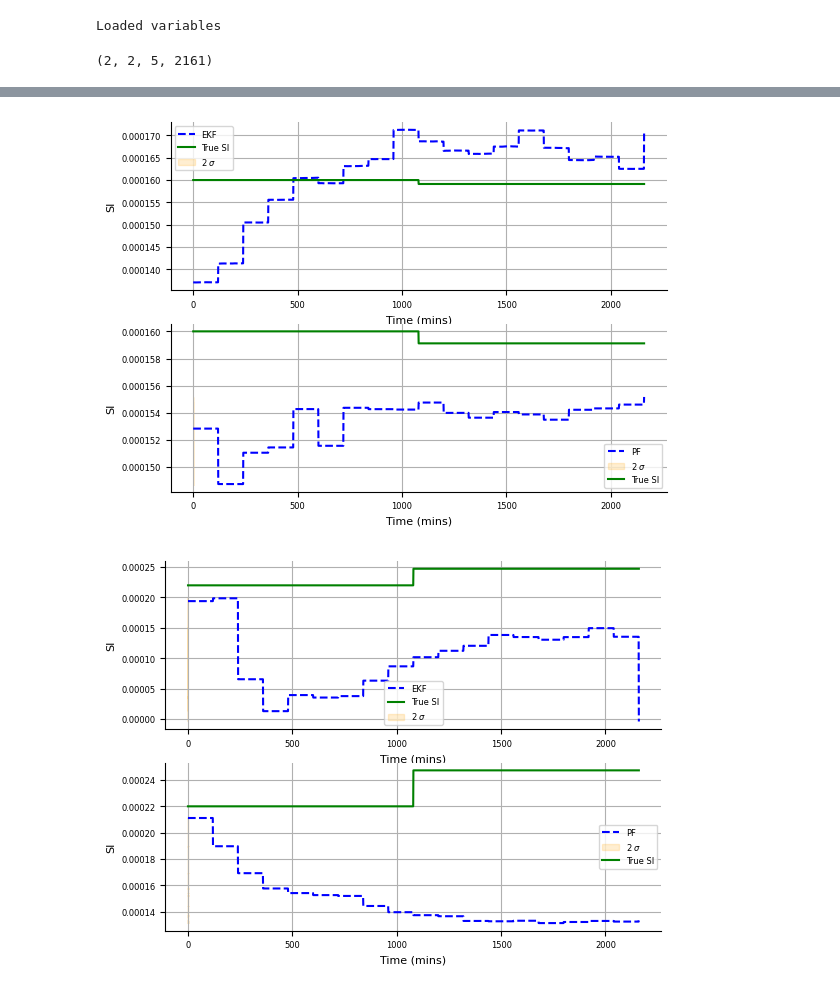
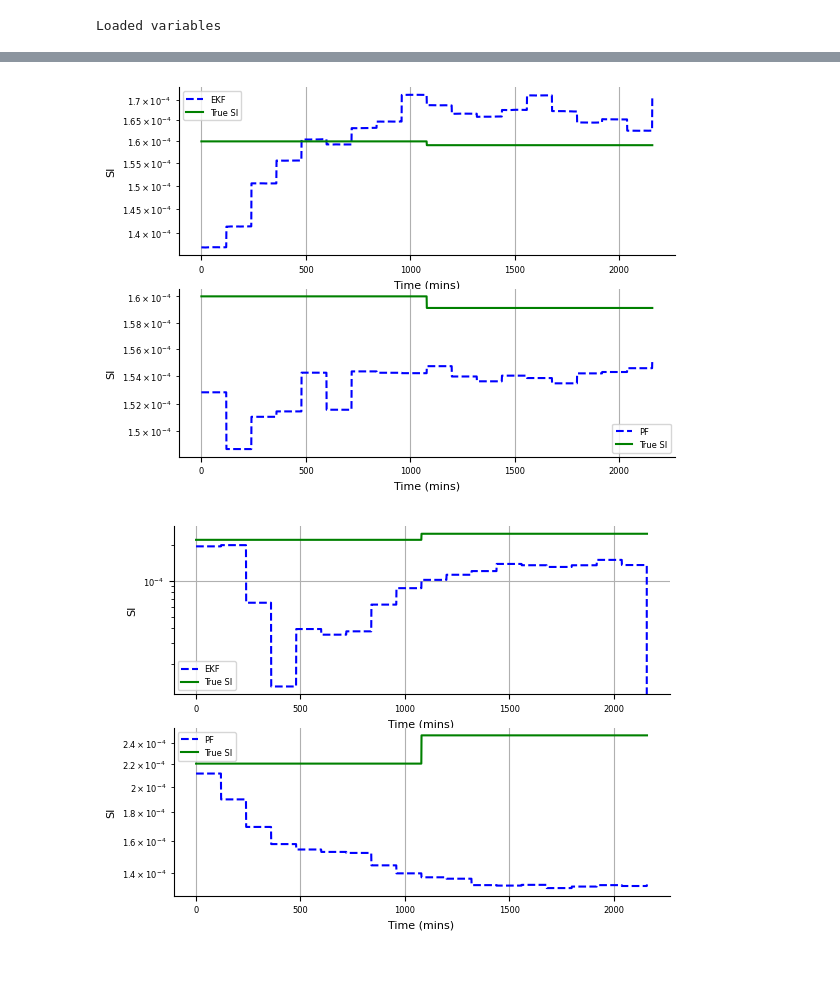
Before and after one commit to mlmulv/Thesis-Code, a Jupyter notebook: notebooks/04_Parameter_Estimation.ipynb, the cells around one changed output, grey strips where cells are left out. Saved outputs shown, nothing was run; the diff lists cells and outputs as text; code cells hidden in the pictures.

```diff
--- a/notebooks/04_Parameter_Estimation.ipynb
+++ b/notebooks/04_Parameter_Estimation.ipynb
@@ -95,0 +98,20 @@ for j in range(num_deviations):
+# %%
+for i in range(SI_true_arr.shape[0]):
+    fig, ax = plt.subplots()
+    true_SI = SI_true_arr[i, :]
+    ax.plot(time, true_SI, color="green", label="True SI")
+    for j in range(num_filters):
+        patient = i
+        deviation = 1
+        est = SI_ests[deviation, j, i, :]
+        # var = np.sqrt(all_vars[deviation, j, i,:,-1,-1])
+        # print(var)
+        ax.semilogy(time, est, linestyle='--', color=palette[j], label=f"{filters[j]}")
+        ax.semilogy(
+            time,
+            est,
+        )
+    ax.set_xlabel("Time (mins)")
+    ax.set_ylabel("SI")
+    ax.grid()
+    ax.legend()
@@ -106,10 +134,6 @@ except Exception:
     print("Run 04_Paramater_estimation_augment_vary.py")
 # %% [output]
 Loaded variables
-# %%
-SI_ests.shape
-# %% [output]
-(2, 2, 5, 2161)
 # %%
 for i in range(SI_true_arr.shape[0]):
     patient = i
@@ -117,16 +141,16 @@ for i in range(SI_true_arr.shape[0]):
     fig, ax = plt.subplots(2, 1)
     est = SI_ests[deviation, 0, patient, :]
     true_SI = SI_true_arr[patient, :]
-    std = 2 * np.sqrt(SI_vars[deviation, 0, patient, :])
-    upper = est + 2 * std
-    lower = est - 2 * std
-    ax[0].plot(time, est, "b--", label="EKF")
-    ax[0].plot(time, true_SI, color="green", label="True SI")
-    ax[0].fill_betweenx(
-        est, lower, upper, label="2 $\sigma$", alpha=0.18, color="orange"
-    )
-    ax[0].set_xlabel('Time (mins)')
-    ax[0].set_ylabel('SI')
+    # std = 2 * np.sqrt(SI_vars[deviation, 0, patient, :])
+    # upper = est + 2 * std
+    # lower = est - 2 * std
+    ax[0].semilogy(time, est, "b--", label="EKF")
+    ax[0].semilogy(time, true_SI, color="green", label="True SI")
+    # ax[0].fill_between(
+    #     est, lower, upper, label=r"2 $\sigma$", alpha=0.18, color="orange"
+    # )
+    ax[0].set_xlabel("Time (mins)")
+    ax[0].set_ylabel("SI")
     ax[0].grid()
     ax[0].legend()
 
@@ -134,13 +158,13 @@ for i in range(SI_true_arr.shape[0]):
     std = 2 * np.sqrt(SI_vars[deviation, 1, patient, :])
     upper = est + 2 * std
     lower = est - 2 * std
-    ax[1].plot(time, est, "b--", label="PF")
-    ax[1].fill_betweenx(
-        est, lower, upper, label="2 $\sigma$", alpha=0.18, color="orange"
-    )
-    ax[1].plot(time, true_SI, color="green", label="True SI")
+    ax[1].semilogy(time, est, "b--", label="PF")
+    # ax[1].fill_between(
+    #     est, lower, upper, label=r"2 $\sigma$", alpha=0.18, color="orange"
+    # )
+    ax[1].semilogy(time, true_SI, color="green", label="True SI")
     ax[1].grid()
     ax[1].legend()
-    ax[1].set_xlabel('Time (mins)')
-    ax[1].set_ylabel('SI')
+    ax[1].set_xlabel("Time (mins)")
+    ax[1].set_ylabel("SI")
 # %% [output]
@@ -149,2 +173,2 @@ for i in range(SI_true_arr.shape[0]):
-[figure, old version]
+[figure, new version]
-[figure, old version]
+[figure, new version]
```
Also changed, not shown: parts of 5 cells of this notebook, 8 other files.
